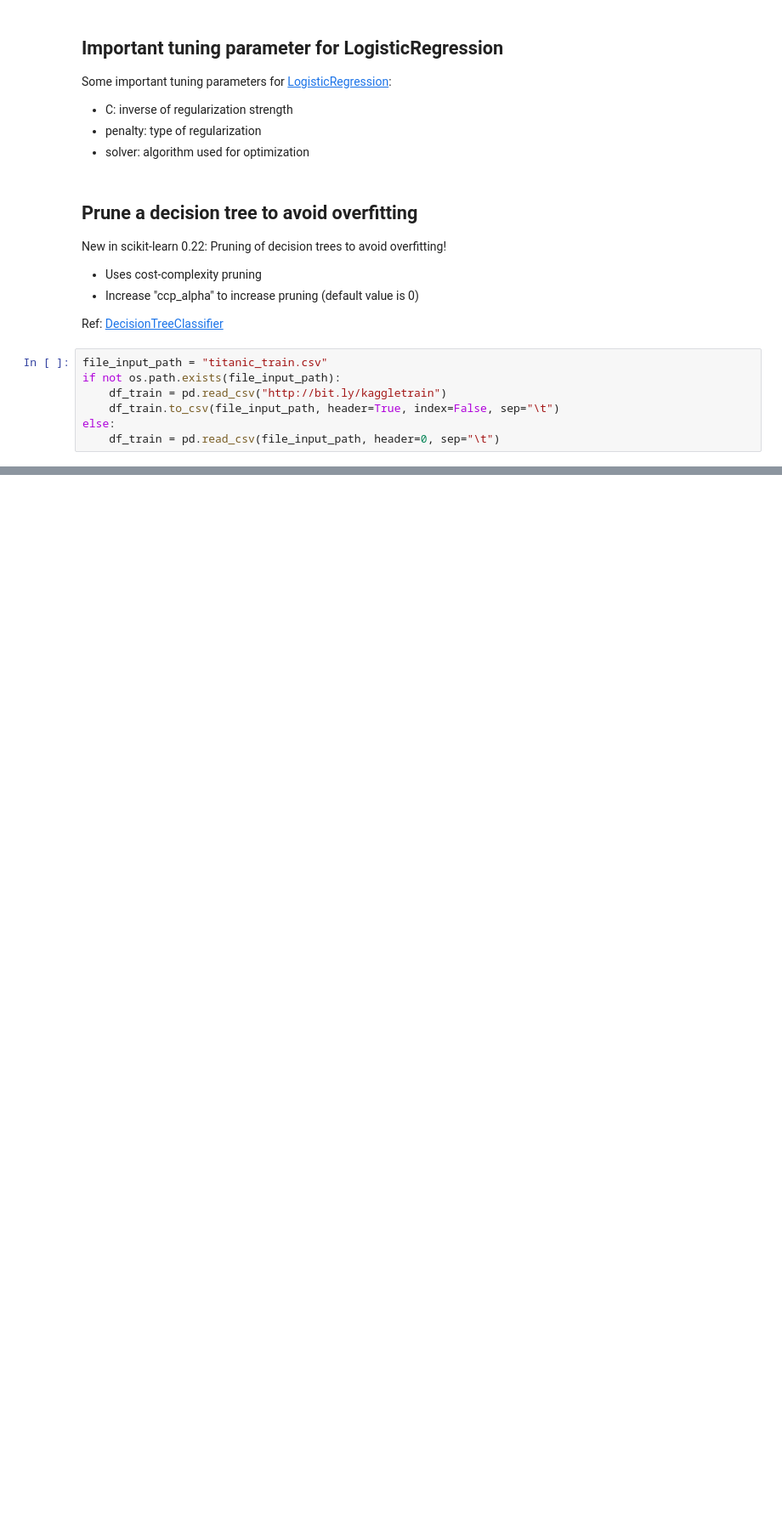
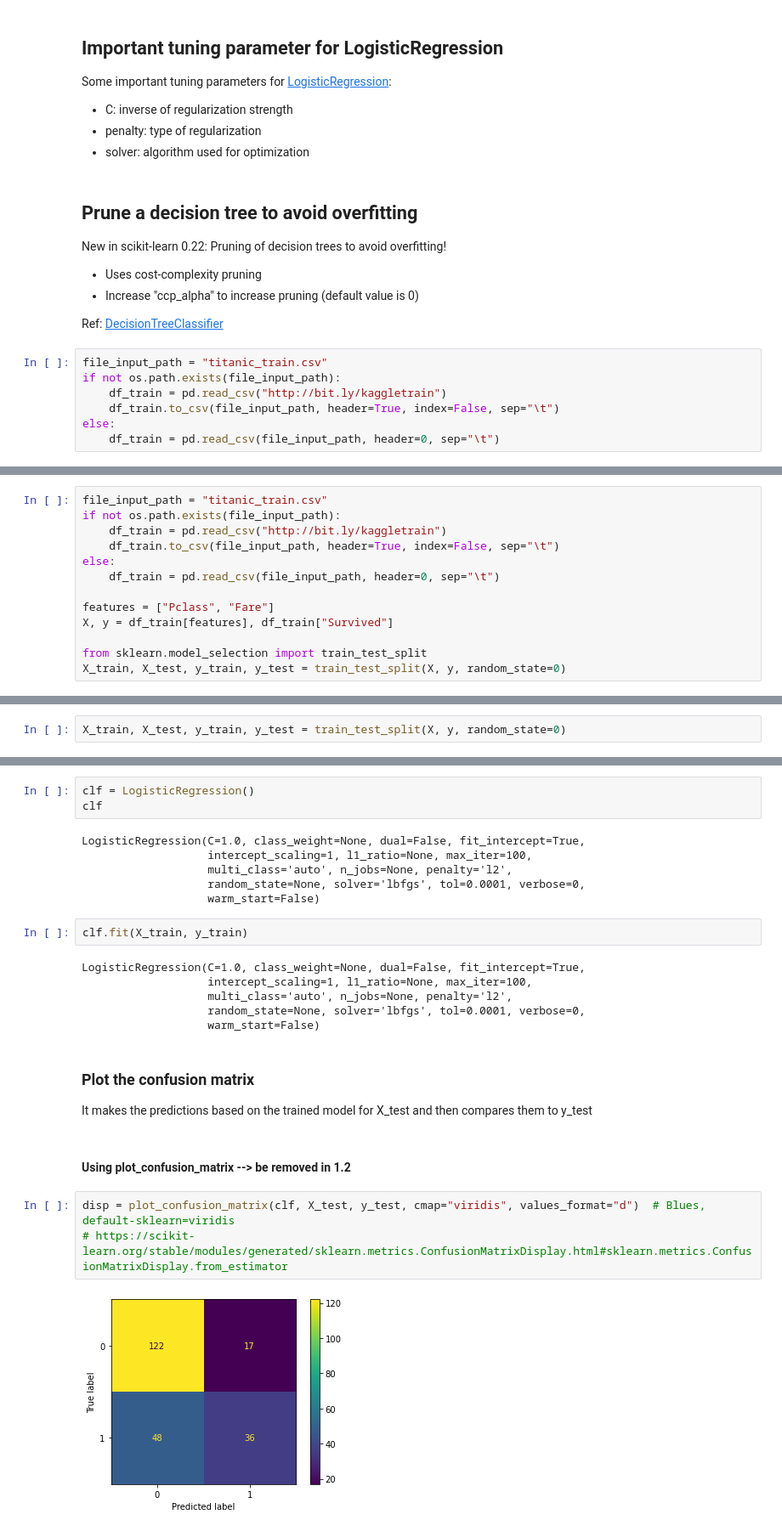
Before and after one commit to tien-le/-50-scikit-learn-tips, a Jupyter notebook: course - 50 scikit-learn tips.ipynb, the cells around one changed output, grey strips where cells are left out. Shown at 85% size. Drawn from its saved outputs; the diff is of its cells as text; blank space fills up the shorter version.

Commit message:
Added section "Model Evaluation"

```diff
--- a/course - 50 scikit-learn tips.ipynb
+++ b/course - 50 scikit-learn tips.ipynb
@@ -2339,0 +2357,13 @@ grid.best_params_
+# %%
+file_input_path = "titanic_train.csv"
+if not os.path.exists(file_input_path):
+    df_train = pd.read_csv("http://bit.ly/kaggletrain")
+    df_train.to_csv(file_input_path, header=True, index=False, sep="\t")
+else:
+    df_train = pd.read_csv(file_input_path, header=0, sep="\t")
+
+features = ["Pclass", "Fare"]
+X, y = df_train[features], df_train["Survived"]
+
+from sklearn.model_selection import train_test_split
+X_train, X_test, y_train, y_test = train_test_split(X, y, random_state=0)
@@ -2339,0 +2375,2 @@ grid.best_params_
+# %%
+X_train, X_test, y_train, y_test = train_test_split(X, y, random_state=0)
@@ -2339,0 +2379,28 @@ grid.best_params_
+# %%
+clf = LogisticRegression()
+clf
+# %% [output]
+LogisticRegression(C=1.0, class_weight=None, dual=False, fit_intercept=True,
+                   intercept_scaling=1, l1_ratio=None, max_iter=100,
+                   multi_class='auto', n_jobs=None, penalty='l2',
+                   random_state=None, solver='lbfgs', tol=0.0001, verbose=0,
+                   warm_start=False)
+# %%
+clf.fit(X_train, y_train)
+# %% [output]
+LogisticRegression(C=1.0, class_weight=None, dual=False, fit_intercept=True,
+                   intercept_scaling=1, l1_ratio=None, max_iter=100,
+                   multi_class='auto', n_jobs=None, penalty='l2',
+                   random_state=None, solver='lbfgs', tol=0.0001, verbose=0,
+                   warm_start=False)
+# %% [markdown]
+### Plot the confusion matrix
+
+It makes the predictions based on the trained model for X_test and then compares them to y_test
+# %% [markdown]
+#### Using plot_confusion_matrix --> be removed in 1.2
+# %%
+disp = plot_confusion_matrix(clf, X_test, y_test, cmap="viridis", values_format="d")  # Blues, default-sklearn=viridis
+# https://scikit-learn.org/stable/modules/generated/sklearn.metrics.ConfusionMatrixDisplay.html#sklearn.metrics.ConfusionMatrixDisplay.from_estimator
+# %% [output]
+[figure, added]
```
Also changed, not shown: parts of 202 cells of this notebook.
